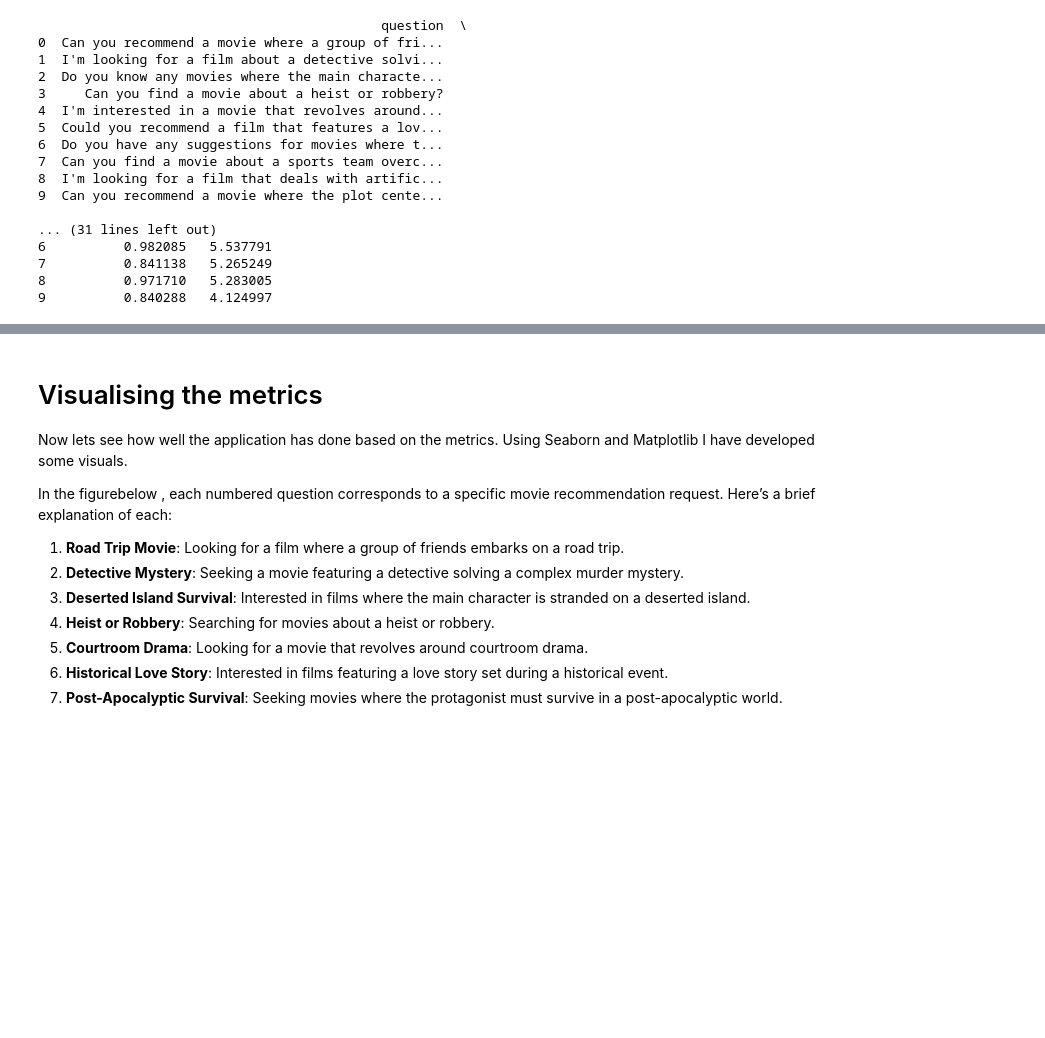
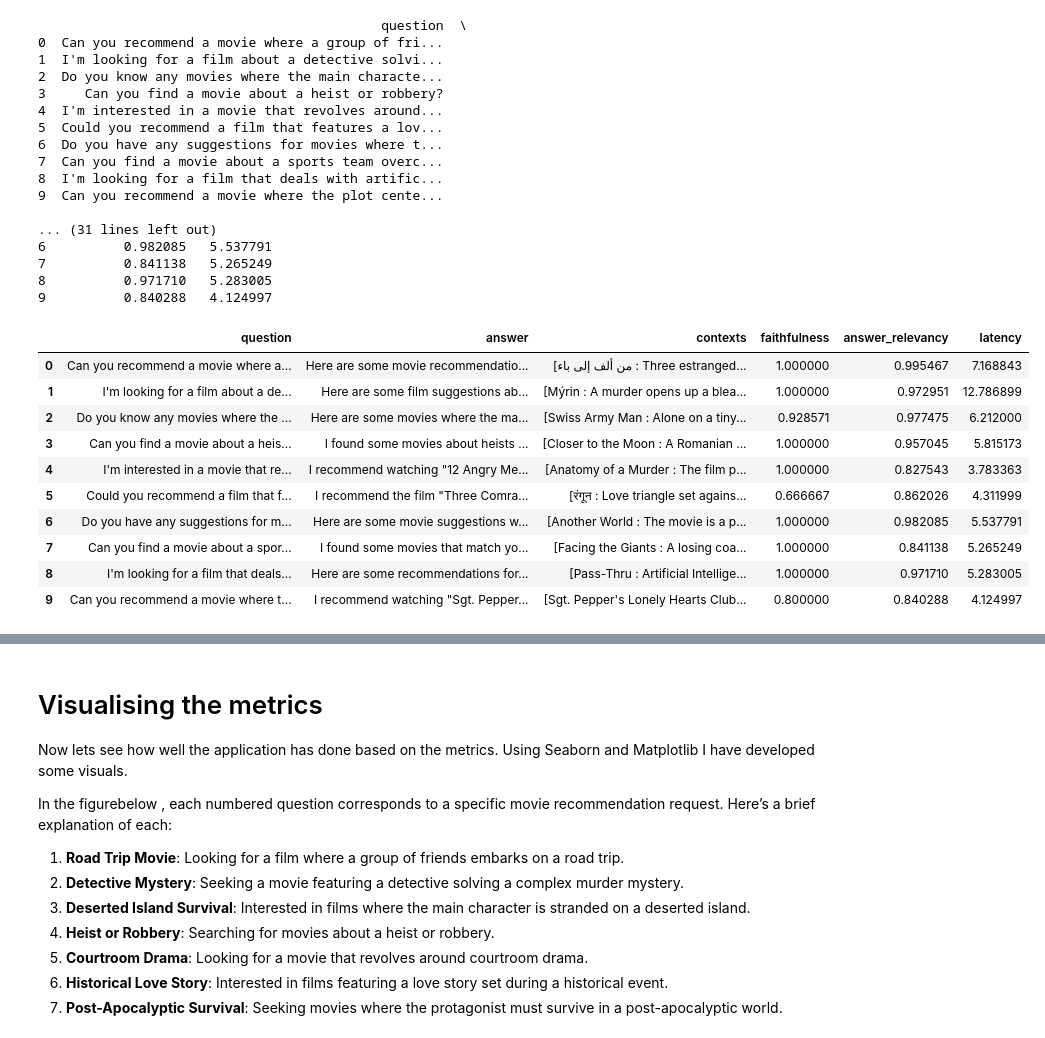
Before and after one commit to abhi7991/GraphRAG-Evaluation, a Jupyter notebook: Evaluating_MovieMatch.ipynb, the cells around one changed output, grey strips where cells are left out. Cells and saved outputs as stored; diff of their text form; code cells hidden in the pictures; blank space fills up the shorter version.

```diff
--- a/Evaluating_MovieMatch.ipynb
+++ b/Evaluating_MovieMatch.ipynb
@@ -283,3 +296,17 @@ metrics
 7          0.841138   5.265249
 8          0.971710   5.283005
 9          0.840288   4.124997
+# %%
+metrics
+# %% [output]
+|  | question | answer | contexts | faithfulness | answer_relevancy | latency |
+| 0 | Can you recommend a movie where a... | Here are some movie recommendatio... | [من ألف إلى باء : Three estranged... | 1.000000 | 0.995467 | 7.168843 |
+| 1 | I'm looking for a film about a de... | Here are some film suggestions ab... | [Mýrin : A murder opens up a blea... | 1.000000 | 0.972951 | 12.786899 |
+| 2 | Do you know any movies where the ... | Here are some movies where the ma... | [Swiss Army Man : Alone on a tiny... | 0.928571 | 0.977475 | 6.212000 |
+| 3 | Can you find a movie about a heis... | I found some movies about heists ... | [Closer to the Moon : A Romanian ... | 1.000000 | 0.957045 | 5.815173 |
+| 4 | I'm interested in a movie that re... | I recommend watching "12 Angry Me... | [Anatomy of a Murder : The film p... | 1.000000 | 0.827543 | 3.783363 |
+| 5 | Could you recommend a film that f... | I recommend the film "Three Comra... | [रंगून : Love triangle set agains... | 0.666667 | 0.862026 | 4.311999 |
+| 6 | Do you have any suggestions for m... | Here are some movie suggestions w... | [Another World : The movie is a p... | 1.000000 | 0.982085 | 5.537791 |
+| 7 | Can you find a movie about a spor... | I found some movies that match yo... | [Facing the Giants : A losing coa... | 1.000000 | 0.841138 | 5.265249 |
+| 8 | I'm looking for a film that deals... | Here are some recommendations for... | [Pass-Thru : Artificial Intellige... | 1.000000 | 0.971710 | 5.283005 |
+| 9 | Can you recommend a movie where t... | I recommend watching "Sgt. Pepper... | [Sgt. Pepper's Lonely Hearts Club... | 0.800000 | 0.840288 | 4.124997 |
```
Also changed, not shown: parts of 4 cells of this notebook, 1 other file.
